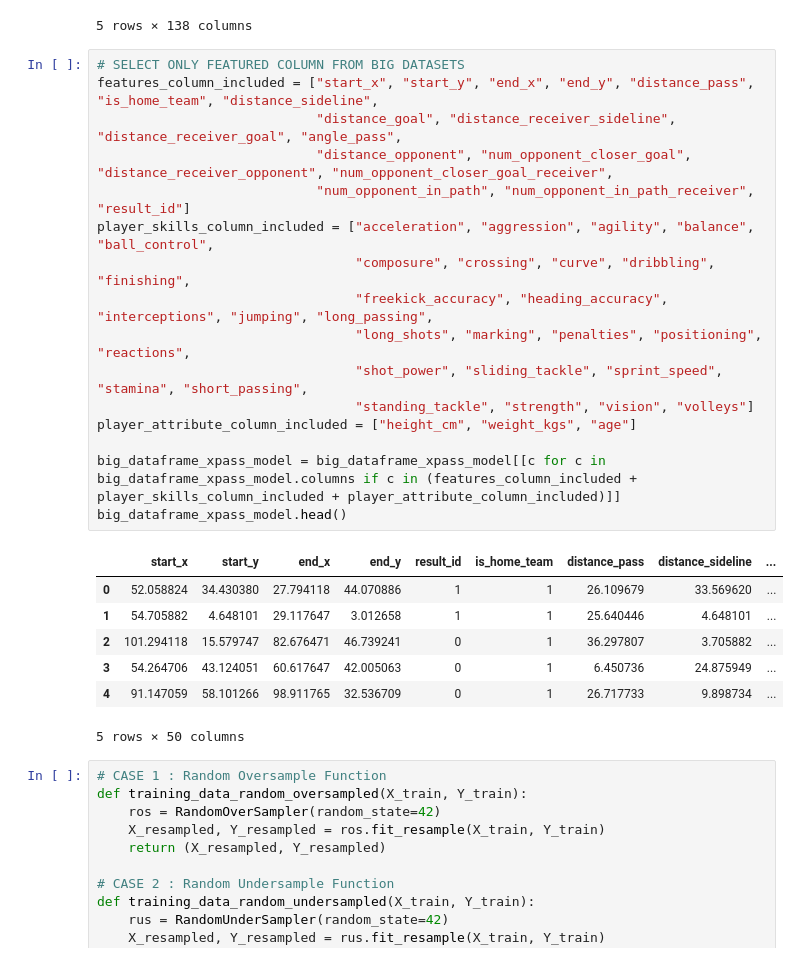
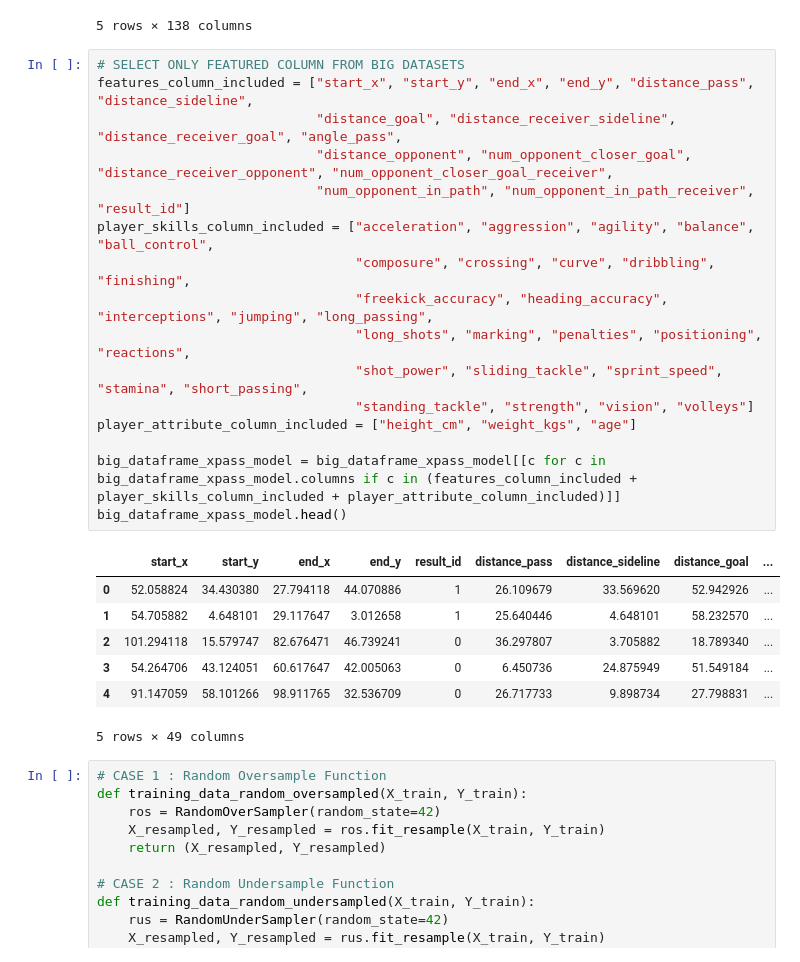
Before and after one commit to Steve23522016/vaep-base-code, a Jupyter notebook: notebooks/expected_passes_model.ipynb, the cells around one changed output. Cells and saved outputs as stored; diff of their text form.

```diff
--- a/notebooks/expected_passes_model.ipynb
+++ b/notebooks/expected_passes_model.ipynb
@@ -472,28 +472,28 @@ big_dataframe_xpass_model.head()
 5 rows × 138 columns
 # %%
 # SELECT ONLY FEATURED COLUMN FROM BIG DATASETS
-features_column_included = ["start_x", "start_y", "end_x", "end_y", "distance_pass", "is_home_team", "distance_sideline",
+features_column_included = ["start_x", "start_y", "end_x", "end_y", "distance_pass", "distance_sideline",
                             "distance_goal", "distance_receiver_sideline", "distance_receiver_goal", "angle_pass",
                             "distance_opponent", "num_opponent_closer_goal", "distance_receiver_opponent", "num_opponent_closer_goal_receiver",
                             "num_opponent_in_path", "num_opponent_in_path_receiver", "result_id"]
 player_skills_column_included = ["acceleration", "aggression", "agility", "balance", "ball_control",
                                  "composure", "crossing", "curve", "dribbling", "finishing",
                                  "freekick_accuracy", "heading_accuracy", "interceptions", "jumping", "long_passing",
                                  "long_shots", "marking", "penalties", "positioning", "reactions",
                                  "shot_power", "sliding_tackle", "sprint_speed", "stamina", "short_passing",
                                  "standing_tackle", "strength", "vision", "volleys"]
 player_attribute_column_included = ["height_cm", "weight_kgs", "age"]
 
 big_dataframe_xpass_model = big_dataframe_xpass_model[[c for c in big_dataframe_xpass_model.columns if c in (features_column_included + player_skills_column_included + player_attribute_column_included)]]
 big_dataframe_xpass_model.head()
 # %% [output]
-|  | start_x | start_y | end_x | end_y | result_id | is_home_team | distance_pass | distance_sideline | ... |
-| 0 | 52.058824 | 34.430380 | 27.794118 | 44.070886 | 1 | 1 | 26.109679 | 33.569620 | ... |
-| 1 | 54.705882 | 4.648101 | 29.117647 | 3.012658 | 1 | 1 | 25.640446 | 4.648101 | ... |
-| 2 | 101.294118 | 15.579747 | 82.676471 | 46.739241 | 0 | 1 | 36.297807 | 3.705882 | ... |
-| 3 | 54.264706 | 43.124051 | 60.617647 | 42.005063 | 0 | 1 | 6.450736 | 24.875949 | ... |
-| 4 | 91.147059 | 58.101266 | 98.911765 | 32.536709 | 0 | 1 | 26.717733 | 9.898734 | ... |
+|  | start_x | start_y | end_x | end_y | result_id | distance_pass | distance_sideline | distance_goal | ... |
+| 0 | 52.058824 | 34.430380 | 27.794118 | 44.070886 | 1 | 26.109679 | 33.569620 | 52.942926 | ... |
+| 1 | 54.705882 | 4.648101 | 29.117647 | 3.012658 | 1 | 25.640446 | 4.648101 | 58.232570 | ... |
+| 2 | 101.294118 | 15.579747 | 82.676471 | 46.739241 | 0 | 36.297807 | 3.705882 | 18.789340 | ... |
+| 3 | 54.264706 | 43.124051 | 60.617647 | 42.005063 | 0 | 6.450736 | 24.875949 | 51.549184 | ... |
+| 4 | 91.147059 | 58.101266 | 98.911765 | 32.536709 | 0 | 26.717733 | 9.898734 | 27.798831 | ... |
-5 rows × 50 columns
+5 rows × 49 columns
 # %%
 # CASE 1 : Random Oversample Function
 def training_data_random_oversampled(X_train, Y_train):
```
Also changed, not shown: parts of 1 cell of this notebook, 4 other files.
